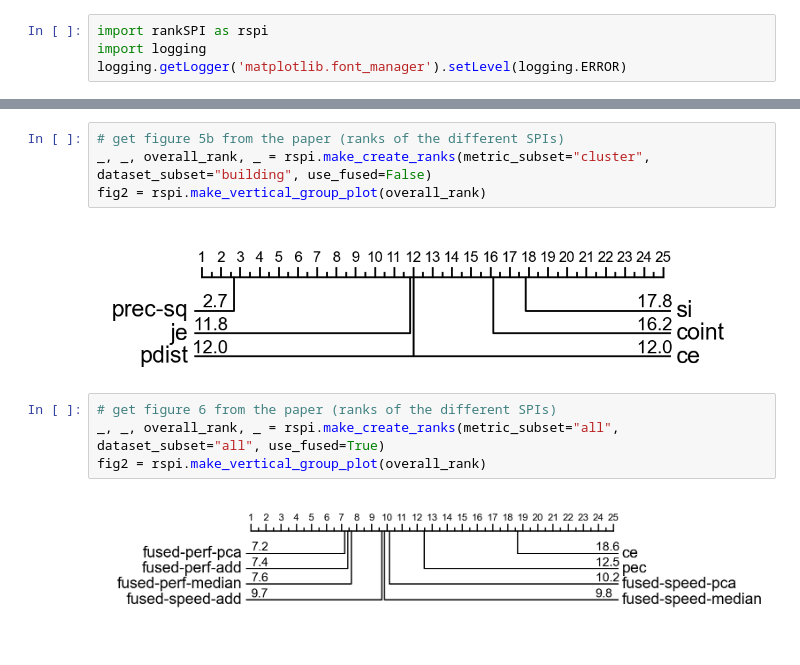
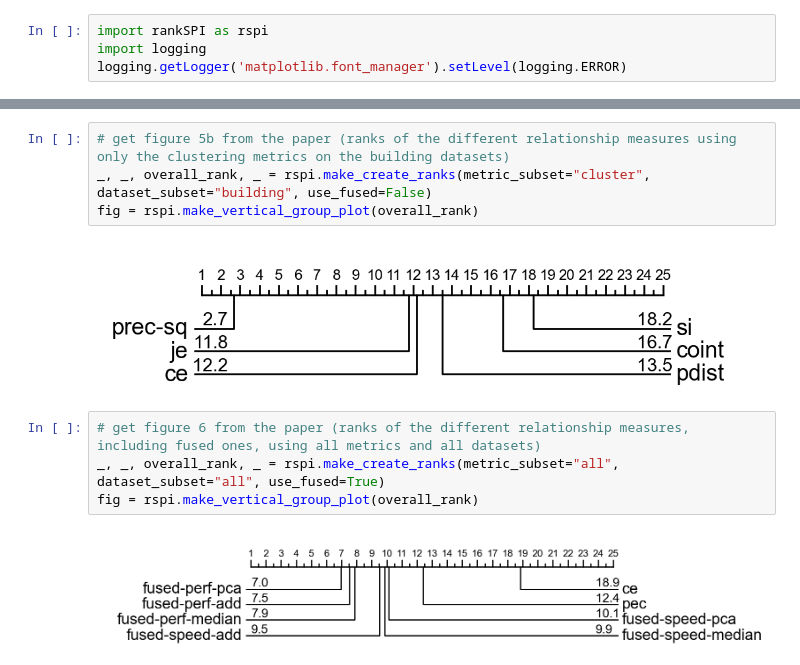
Before and after one commit to Lucew/relationship-discovery, a Jupyter notebook: plots_results_paper.ipynb, the cells around one changed output, grey strips where cells are left out. Saved outputs shown, nothing was run; the diff lists cells and outputs as text.

```diff
--- a/plots_results_paper.ipynb
+++ b/plots_results_paper.ipynb
@@ -51,14 +51,14 @@ fig2 = rspi.make_vertical_group_plot(overall_rank)
 # %% [output]
 [figure]
 # %%
-# get figure 5b from the paper (ranks of the different SPIs)
+# get figure 5b from the paper (ranks of the different relationship measures using only the clustering metrics on the building datasets)
 _, _, overall_rank, _ = rspi.make_create_ranks(metric_subset="cluster", dataset_subset="building", use_fused=False)
-fig2 = rspi.make_vertical_group_plot(overall_rank)
+fig = rspi.make_vertical_group_plot(overall_rank)
 # %% [output]
-[figure, old version]
+[figure, new version]
 # %%
-# get figure 6 from the paper (ranks of the different SPIs)
+# get figure 6 from the paper (ranks of the different relationship measures, including fused ones, using all metrics and all datasets)
 _, _, overall_rank, _ = rspi.make_create_ranks(metric_subset="all", dataset_subset="all", use_fused=True)
-fig2 = rspi.make_vertical_group_plot(overall_rank)
+fig = rspi.make_vertical_group_plot(overall_rank)
 # %% [output]
-[figure, old version]
+[figure, new version]
```
Also changed, not shown: parts of 11 cells of this notebook, 16 other files.
